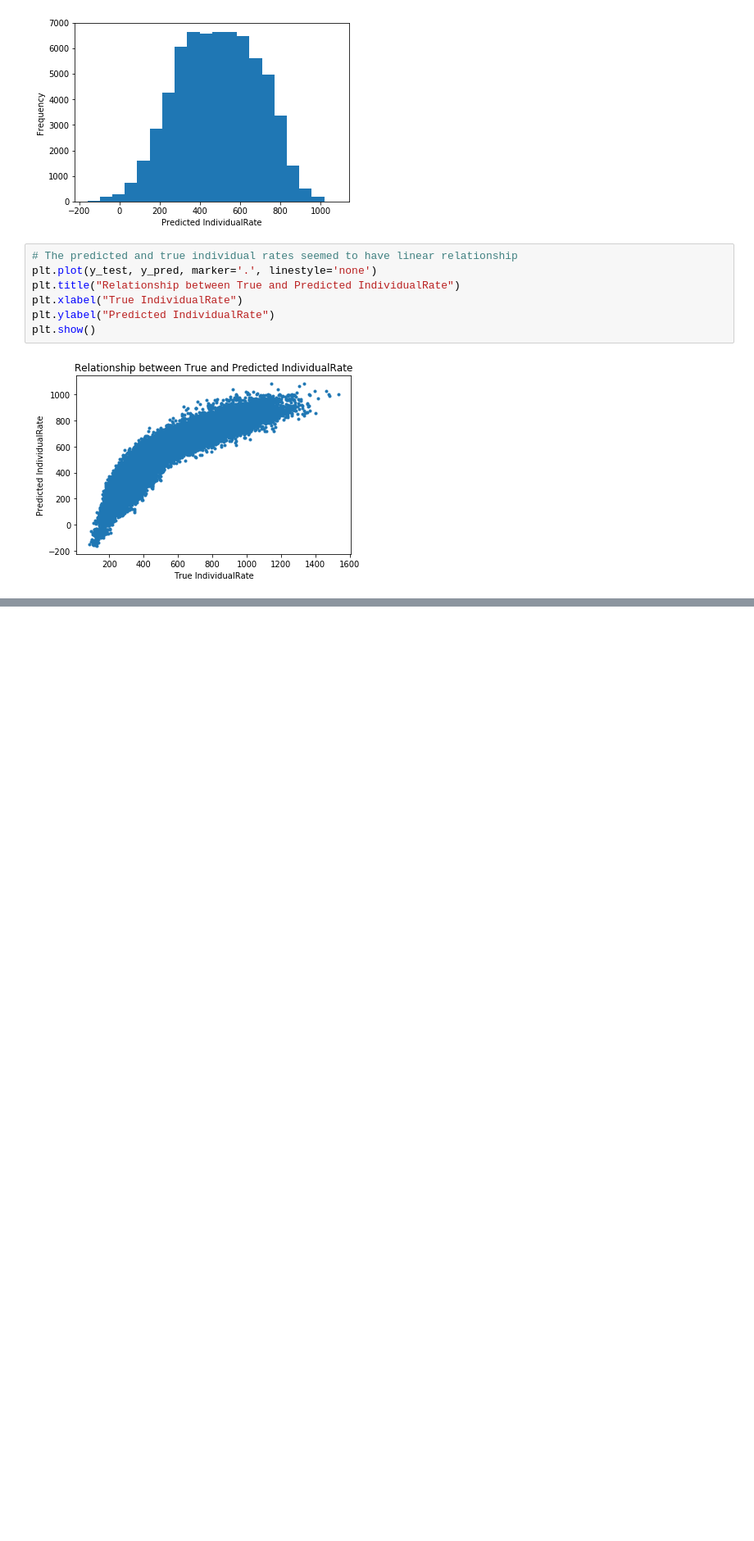
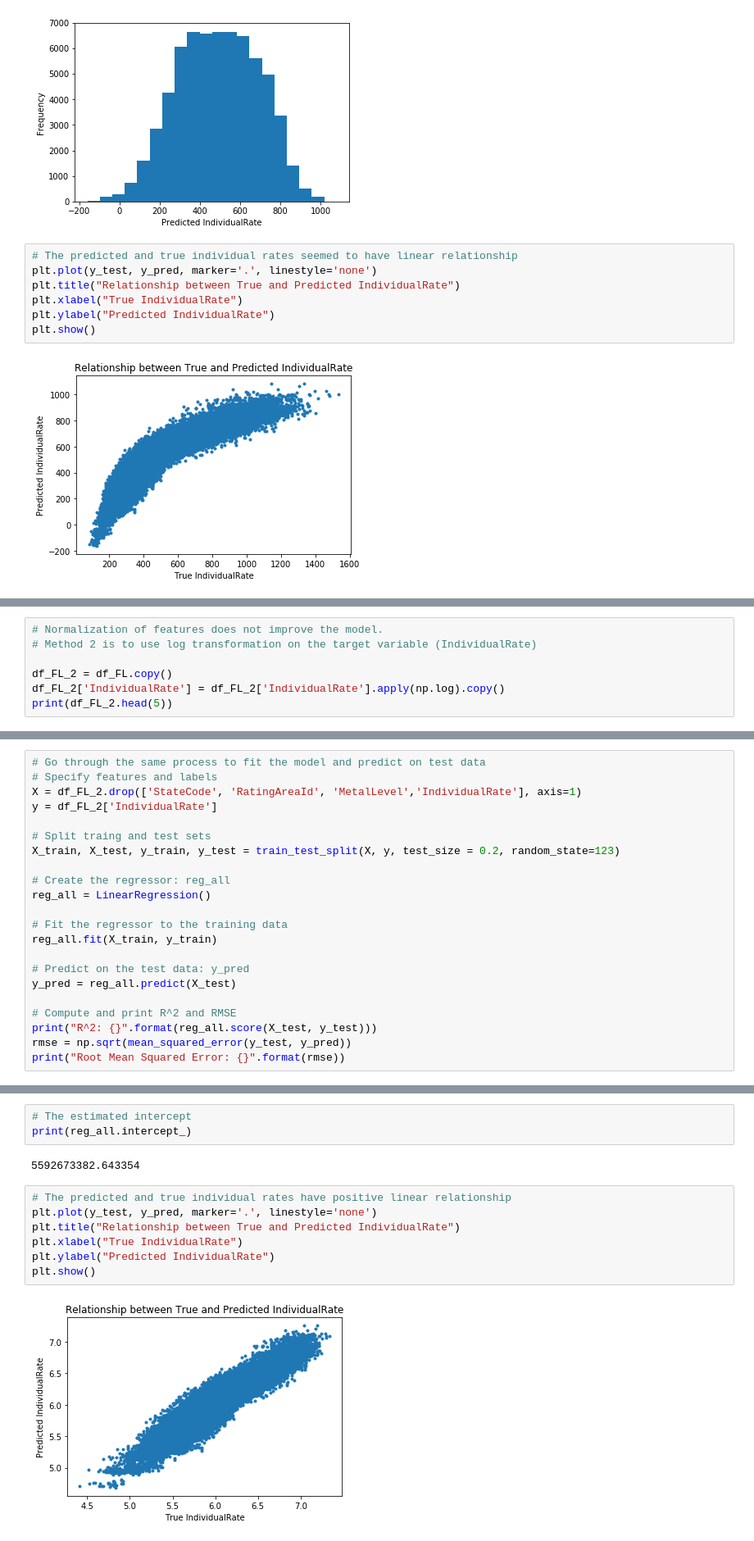
Before and after one commit to linmapitt/Springboard, a Jupyter notebook: CapStone_Project_1/Cap1_ML_FL.ipynb, the cells around one changed output, grey strips where cells are left out. Shown: that part at 82% size. Cells and saved outputs as stored; diff of their text form; blank space fills up the shorter version.

```diff
--- a/CapStone_Project_1/Cap1_ML_FL.ipynb
+++ b/CapStone_Project_1/Cap1_ML_FL.ipynb
@@ -304,0 +346,7 @@ plt.show()
+# %%
+# Normalization of features does not improve the model.
+# Method 2 is to use log transformation on the target variable (IndividualRate)
+
+df_FL_2 = df_FL.copy()
+df_FL_2['IndividualRate'] = df_FL_2['IndividualRate'].apply(np.log).copy()
+print(df_FL_2.head(5))
@@ -304,0 +371,22 @@ plt.show()
+# %%
+# Go through the same process to fit the model and predict on test data
+# Specify features and labels
+X = df_FL_2.drop(['StateCode', 'RatingAreaId', 'MetalLevel','IndividualRate'], axis=1)
+y = df_FL_2['IndividualRate']
+
+# Split traing and test sets
+X_train, X_test, y_train, y_test = train_test_split(X, y, test_size = 0.2, random_state=123)
+
+# Create the regressor: reg_all
+reg_all = LinearRegression()
+
+# Fit the regressor to the training data
+reg_all.fit(X_train, y_train)
+
+# Predict on the test data: y_pred
+y_pred = reg_all.predict(X_test)
+
+# Compute and print R^2 and RMSE
+print("R^2: {}".format(reg_all.score(X_test, y_test)))
+rmse = np.sqrt(mean_squared_error(y_test, y_pred))
+print("Root Mean Squared Error: {}".format(rmse))
@@ -304,0 +418,14 @@ plt.show()
+# %%
+# The estimated intercept
+print(reg_all.intercept_)
+# %% [output]
+5592673382.643354
+# %%
+# The predicted and true individual rates have positive linear relationship
+plt.plot(y_test, y_pred, marker='.', linestyle='none')
+plt.title("Relationship between True and Predicted IndividualRate")
+plt.xlabel("True IndividualRate")
+plt.ylabel("Predicted IndividualRate")
+plt.show()
+# %% [output]
+[figure, added]
```
Also changed, not shown: parts of 9 cells of this notebook.
